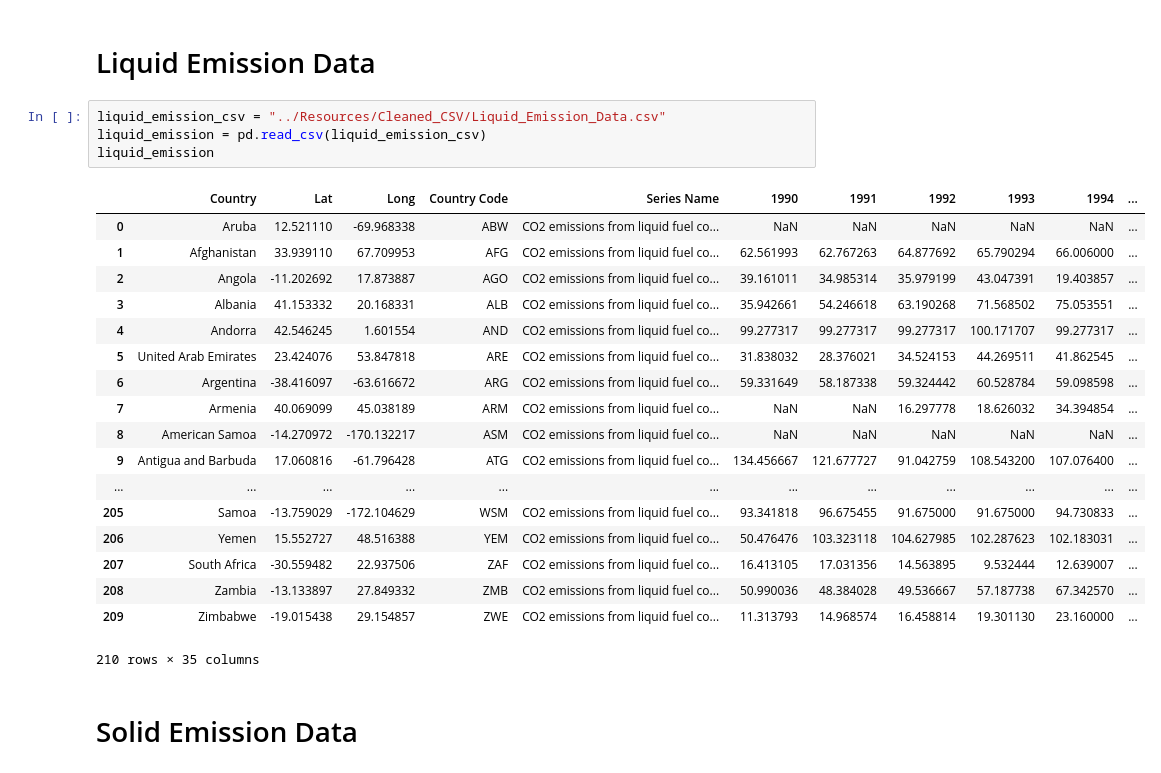
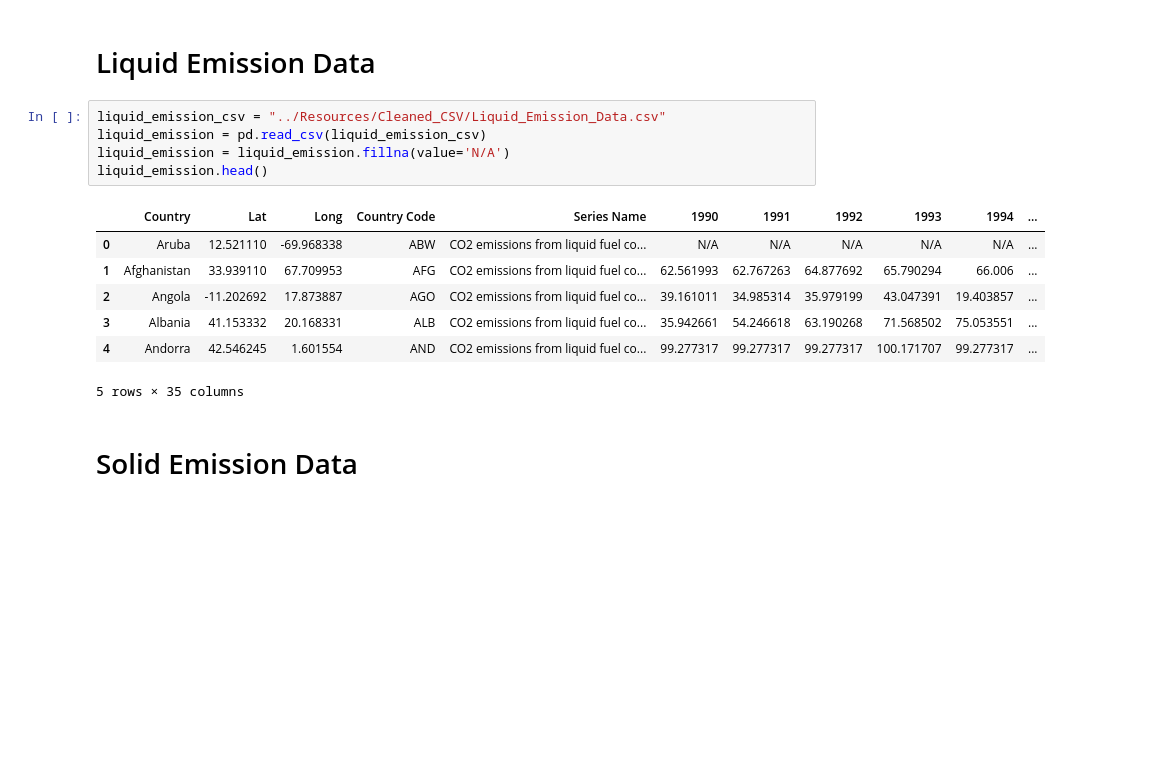
Before and after one commit to nuvvalaps/Carbon-Emission-Growth, a Jupyter notebook: Code/Combined_and_Flask.ipynb, the cells around one changed output. Saved outputs shown, nothing was run; the diff lists cells and outputs as text; blank space fills up the shorter version.

```diff
--- a/Code/Combined_and_Flask.ipynb
+++ b/Code/Combined_and_Flask.ipynb
@@ -109,26 +69,16 @@ gas_emission
 # %%
 liquid_emission_csv = "../Resources/Cleaned_CSV/Liquid_Emission_Data.csv"
 liquid_emission = pd.read_csv(liquid_emission_csv)
-liquid_emission
+liquid_emission = liquid_emission.fillna(value='N/A')
+liquid_emission.head()
 # %% [output]
 |  | Country | Lat | Long | Country Code | Series Name | 1990 | 1991 | 1992 | 1993 | 1994 | ... |
-| 0 | Aruba | 12.521110 | -69.968338 | ABW | CO2 emissions from liquid fuel co... | NaN | NaN | NaN | NaN | NaN | ... |
-| 1 | Afghanistan | 33.939110 | 67.709953 | AFG | CO2 emissions from liquid fuel co... | 62.561993 | 62.767263 | 64.877692 | 65.790294 | 66.006000 | ... |
+| 0 | Aruba | 12.521110 | -69.968338 | ABW | CO2 emissions from liquid fuel co... | N/A | N/A | N/A | N/A | N/A | ... |
+| 1 | Afghanistan | 33.939110 | 67.709953 | AFG | CO2 emissions from liquid fuel co... | 62.561993 | 62.767263 | 64.877692 | 65.790294 | 66.006 | ... |
 | 2 | Angola | -11.202692 | 17.873887 | AGO | CO2 emissions from liquid fuel co... | 39.161011 | 34.985314 | 35.979199 | 43.047391 | 19.403857 | ... |
 | 3 | Albania | 41.153332 | 20.168331 | ALB | CO2 emissions from liquid fuel co... | 35.942661 | 54.246618 | 63.190268 | 71.568502 | 75.053551 | ... |
 | 4 | Andorra | 42.546245 | 1.601554 | AND | CO2 emissions from liquid fuel co... | 99.277317 | 99.277317 | 99.277317 | 100.171707 | 99.277317 | ... |
-| 5 | United Arab Emirates | 23.424076 | 53.847818 | ARE | CO2 emissions from liquid fuel co... | 31.838032 | 28.376021 | 34.524153 | 44.269511 | 41.862545 | ... |
-| 6 | Argentina | -38.416097 | -63.616672 | ARG | CO2 emissions from liquid fuel co... | 59.331649 | 58.187338 | 59.324442 | 60.528784 | 59.098598 | ... |
-| 7 | Armenia | 40.069099 | 45.038189 | ARM | CO2 emissions from liquid fuel co... | NaN | NaN | 16.297778 | 18.626032 | 34.394854 | ... |
-| 8 | American Samoa | -14.270972 | -170.132217 | ASM | CO2 emissions from liquid fuel co... | NaN | NaN | NaN | NaN | NaN | ... |
-| 9 | Antigua and Barbuda | 17.060816 | -61.796428 | ATG | CO2 emissions from liquid fuel co... | 134.456667 | 121.677727 | 91.042759 | 108.543200 | 107.076400 | ... |
-| ... | ... | ... | ... | ... | ... | ... | ... | ... | ... | ... | ... |
-| 205 | Samoa | -13.759029 | -172.104629 | WSM | CO2 emissions from liquid fuel co... | 93.341818 | 96.675455 | 91.675000 | 91.675000 | 94.730833 | ... |
-| 206 | Yemen | 15.552727 | 48.516388 | YEM | CO2 emissions from liquid fuel co... | 50.476476 | 103.323118 | 104.627985 | 102.287623 | 102.183031 | ... |
-| 207 | South Africa | -30.559482 | 22.937506 | ZAF | CO2 emissions from liquid fuel co... | 16.413105 | 17.031356 | 14.563895 | 9.532444 | 12.639007 | ... |
-| 208 | Zambia | -13.133897 | 27.849332 | ZMB | CO2 emissions from liquid fuel co... | 50.990036 | 48.384028 | 49.536667 | 57.187738 | 67.342570 | ... |
-| 209 | Zimbabwe | -19.015438 | 29.154857 | ZWE | CO2 emissions from liquid fuel co... | 11.313793 | 14.968574 | 16.458814 | 19.301130 | 23.160000 | ... |
-210 rows × 35 columns
+5 rows × 35 columns
 # %% [markdown]
 # Solid Emission Data
 # %%
```
Also changed, not shown: parts of 8 cells of this notebook, 10 other files.
